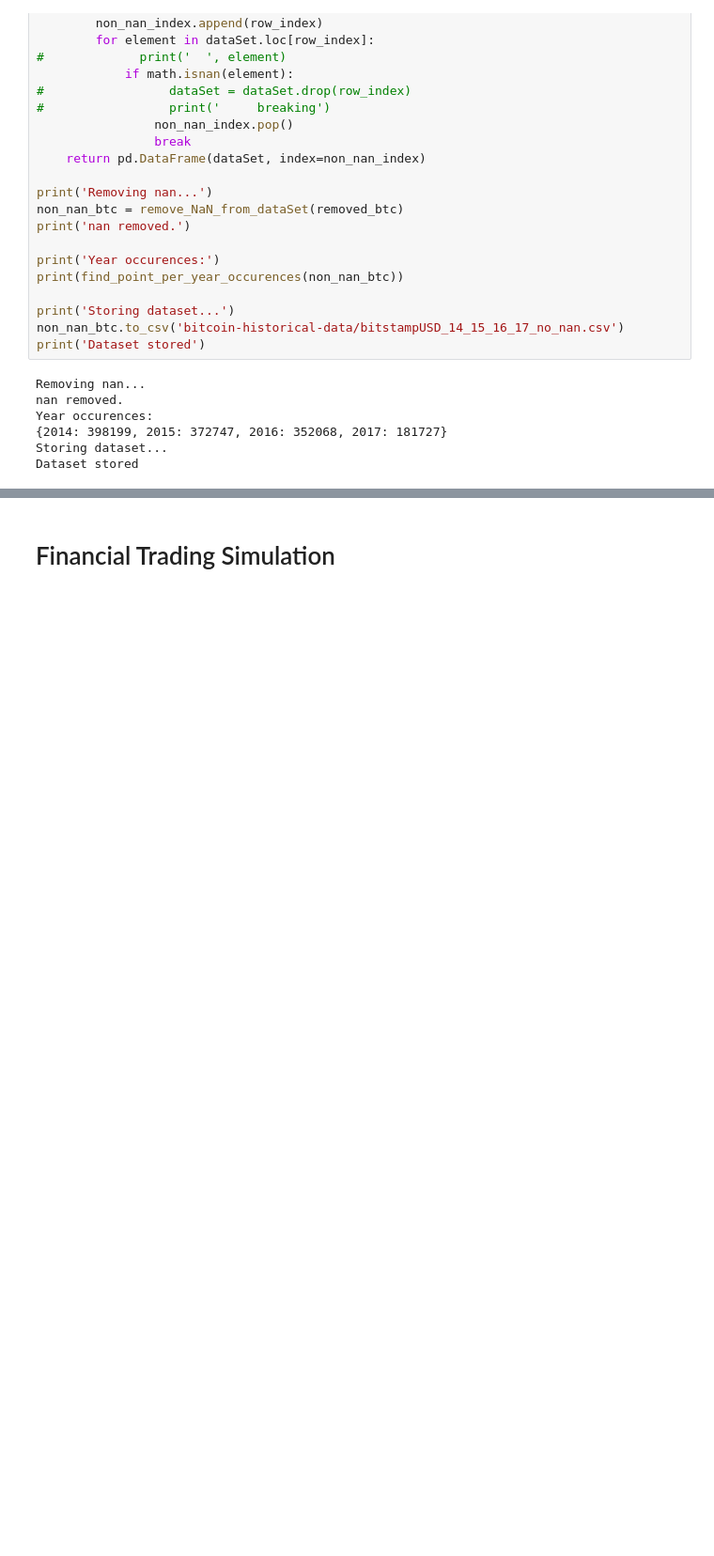
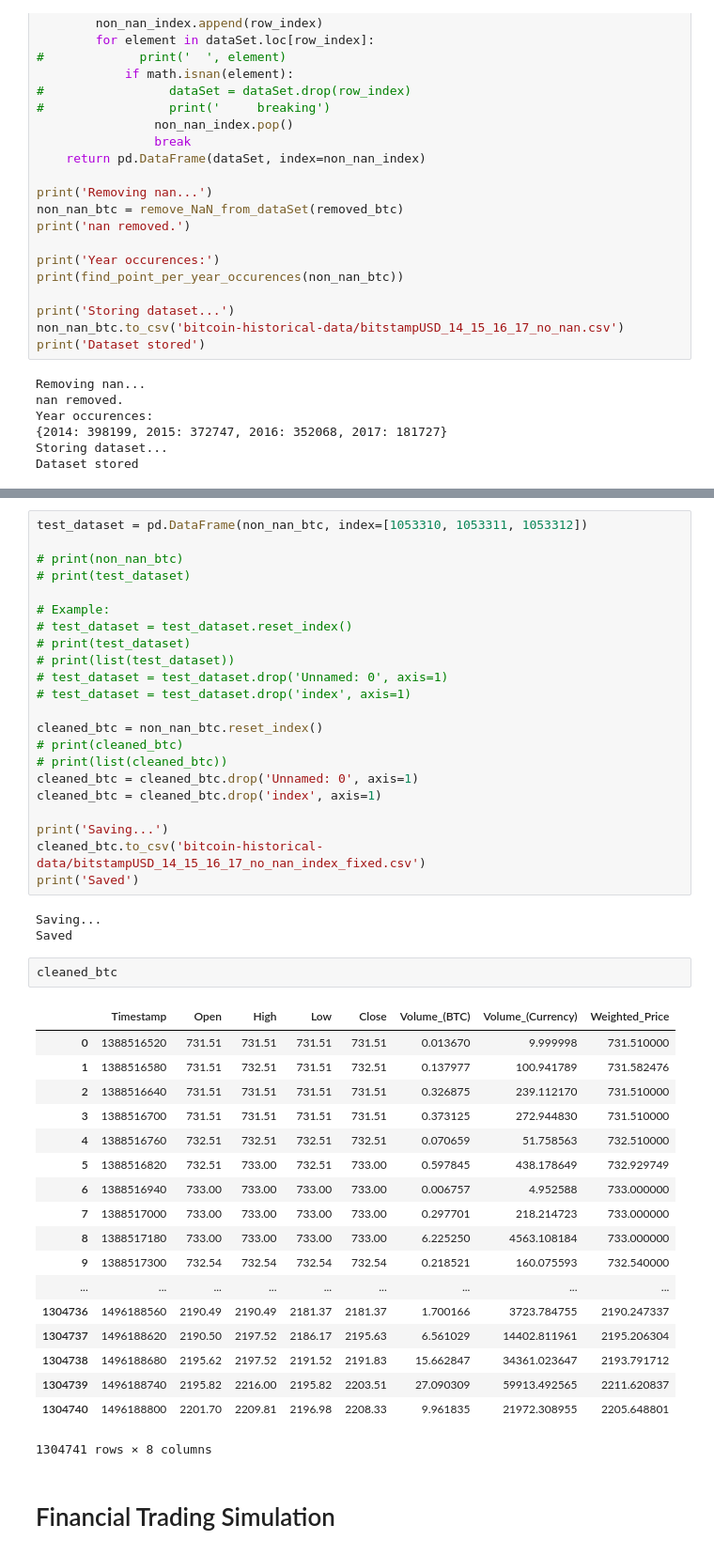
Before and after one commit to anasayubi/habib-ml-workshop-hackaton-project, a Jupyter notebook: Visualising_Financial_Data.ipynb, the cells around one changed output, grey strips where cells are left out. Shown at 94% size. Saved outputs shown, nothing was run; the diff lists cells and outputs as text; blank space fills up the shorter version.

```diff
--- a/Visualising_Financial_Data.ipynb
+++ b/Visualising_Financial_Data.ipynb
@@ -278,3 +314,49 @@ Dataset stored
+# %%
+test_dataset = pd.DataFrame(non_nan_btc, index=[1053310, 1053311, 1053312])
+
+# print(non_nan_btc)
+# print(test_dataset)
+
+# Example:
+# test_dataset = test_dataset.reset_index()
+# print(test_dataset)
+# print(list(test_dataset))
+# test_dataset = test_dataset.drop('Unnamed: 0', axis=1)
+# test_dataset = test_dataset.drop('index', axis=1)
+
+cleaned_btc = non_nan_btc.reset_index()
+# print(cleaned_btc)
+# print(list(cleaned_btc))
+cleaned_btc = cleaned_btc.drop('Unnamed: 0', axis=1)
+cleaned_btc = cleaned_btc.drop('index', axis=1)
+
+print('Saving...')
+cleaned_btc.to_csv('bitcoin-historical-data/bitstampUSD_14_15_16_17_no_nan_index_fixed.csv')
+print('Saved')
+# %% [output]
+Saving...
+Saved
+# %%
+cleaned_btc
+# %% [output]
+|  | Timestamp | Open | High | Low | Close | Volume_(BTC) | Volume_(Currency) | Weighted_Price |
+| 0 | 1388516520 | 731.51 | 731.51 | 731.51 | 731.51 | 0.013670 | 9.999998 | 731.510000 |
+| 1 | 1388516580 | 731.51 | 732.51 | 731.51 | 732.51 | 0.137977 | 100.941789 | 731.582476 |
+| 2 | 1388516640 | 731.51 | 731.51 | 731.51 | 731.51 | 0.326875 | 239.112170 | 731.510000 |
+| 3 | 1388516700 | 731.51 | 731.51 | 731.51 | 731.51 | 0.373125 | 272.944830 | 731.510000 |
+| 4 | 1388516760 | 732.51 | 732.51 | 732.51 | 732.51 | 0.070659 | 51.758563 | 732.510000 |
+| 5 | 1388516820 | 732.51 | 733.00 | 732.51 | 733.00 | 0.597845 | 438.178649 | 732.929749 |
+| 6 | 1388516940 | 733.00 | 733.00 | 733.00 | 733.00 | 0.006757 | 4.952588 | 733.000000 |
+| 7 | 1388517000 | 733.00 | 733.00 | 733.00 | 733.00 | 0.297701 | 218.214723 | 733.000000 |
+| 8 | 1388517180 | 733.00 | 733.00 | 733.00 | 733.00 | 6.225250 | 4563.108184 | 733.000000 |
+| 9 | 1388517300 | 732.54 | 732.54 | 732.54 | 732.54 | 0.218521 | 160.075593 | 732.540000 |
+| ... | ... | ... | ... | ... | ... | ... | ... | ... |
+| 1304736 | 1496188560 | 2190.49 | 2190.49 | 2181.37 | 2181.37 | 1.700166 | 3723.784755 | 2190.247337 |
+| 1304737 | 1496188620 | 2190.50 | 2197.52 | 2186.17 | 2195.63 | 6.561029 | 14402.811961 | 2195.206304 |
+| 1304738 | 1496188680 | 2195.62 | 2197.52 | 2191.52 | 2191.83 | 15.662847 | 34361.023647 | 2193.791712 |
+| 1304739 | 1496188740 | 2195.82 | 2216.00 | 2195.82 | 2203.51 | 27.090309 | 59913.492565 | 2211.620837 |
+| 1304740 | 1496188800 | 2201.70 | 2209.81 | 2196.98 | 2208.33 | 9.961835 | 21972.308955 | 2205.648801 |
+1304741 rows × 8 columns
 # %% [markdown]
 # Financial Trading Simulation
 # %% [markdown]
```
Also changed, not shown: parts of 5 cells of this notebook, 1 other file.
